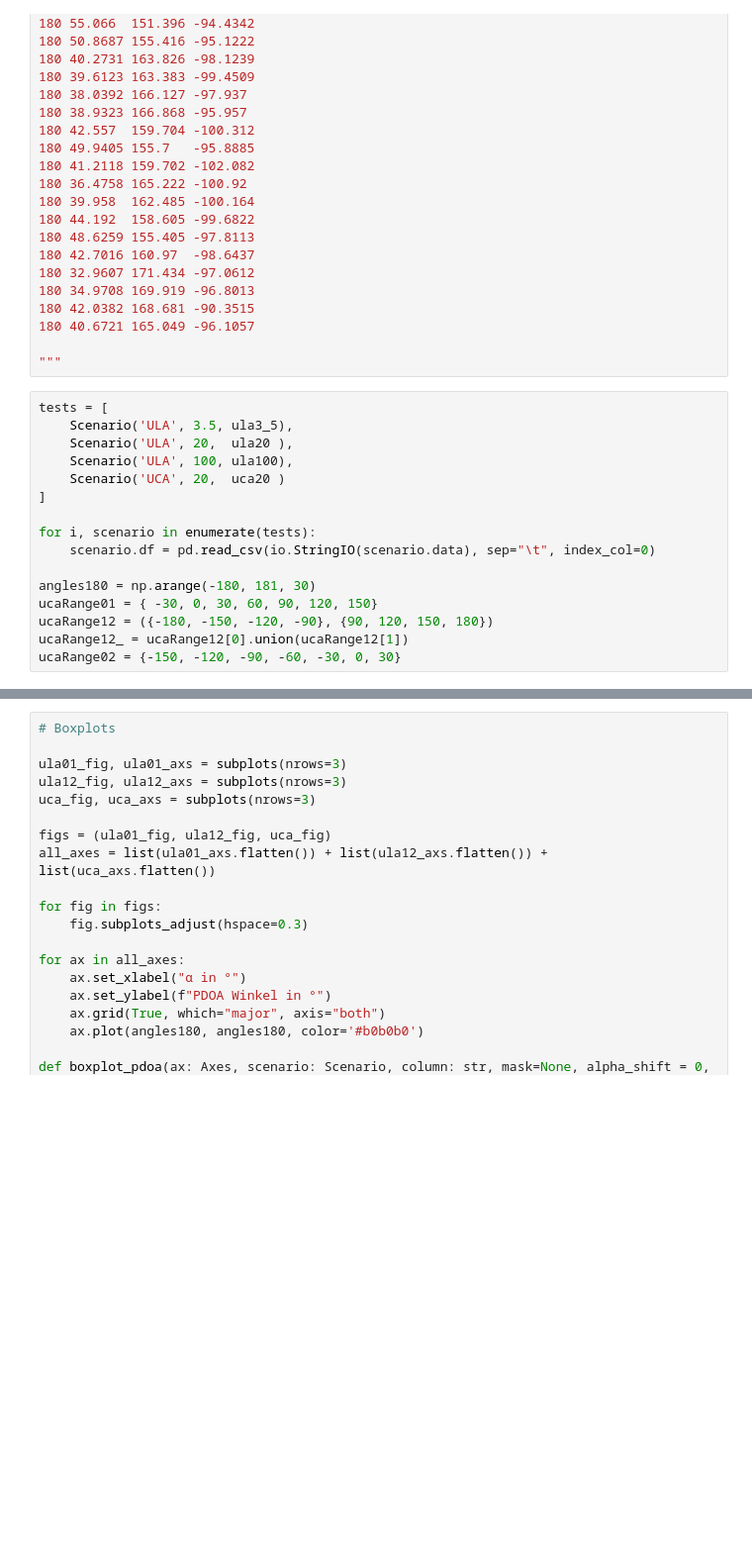
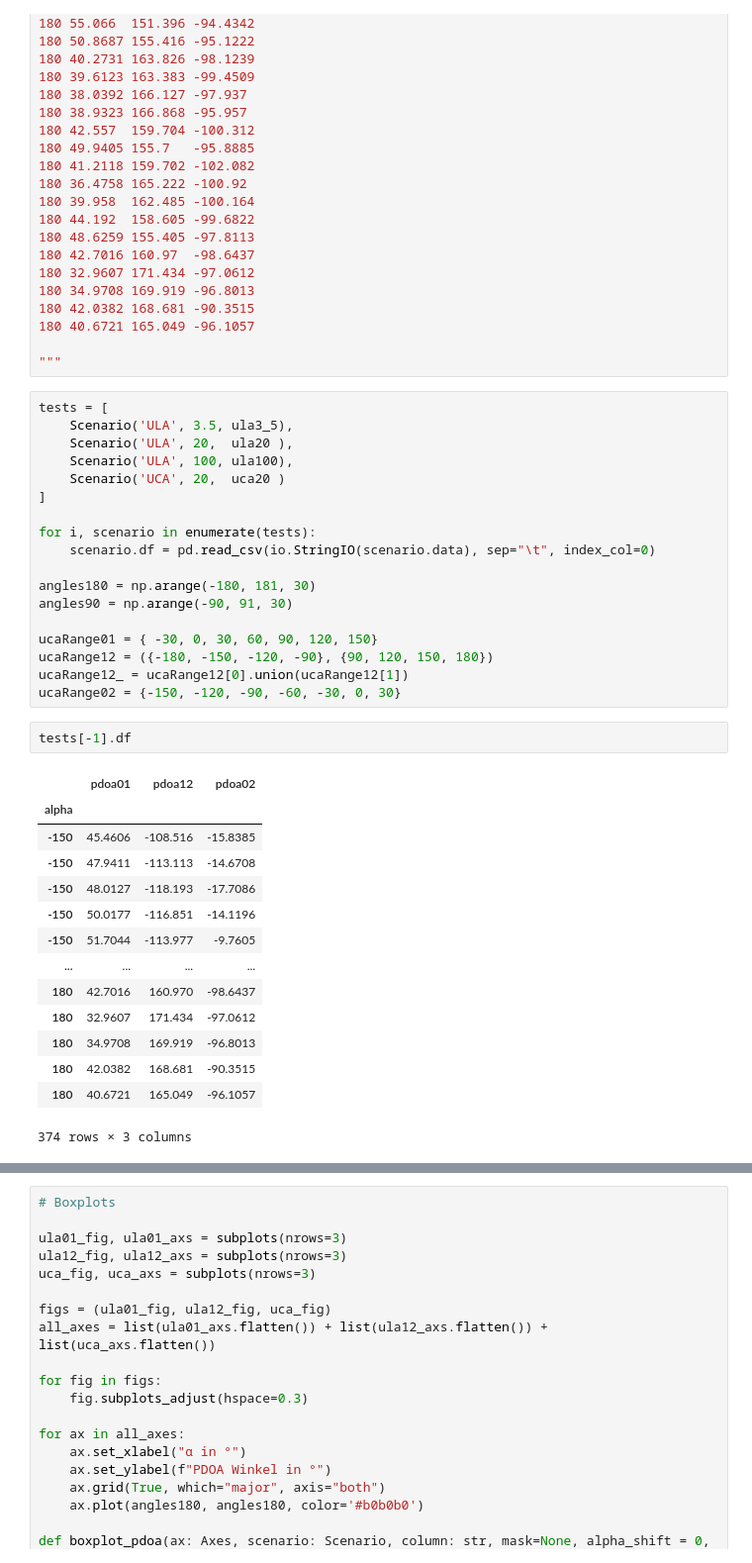
Before and after one commit to mathklk/QCDF, a Jupyter notebook: analyze/pdoa.ipynb, the cells around one changed output, grey strips where cells are left out. Shown at 99% size. Cells and saved outputs as stored; diff of their text form; blank space fills up the shorter version.

```diff
--- a/analyze/pdoa.ipynb
+++ b/analyze/pdoa.ipynb
@@ -1037,8 +1038,27 @@ for i, scenario in enumerate(tests):
     scenario.df = pd.read_csv(io.StringIO(scenario.data), sep="\t", index_col=0)
 
 angles180 = np.arange(-180, 181, 30)
+angles90 = np.arange(-90, 91, 30)
+
 ucaRange01 = { -30, 0, 30, 60, 90, 120, 150}
 ucaRange12 = ({-180, -150, -120, -90}, {90, 120, 150, 180})
 ucaRange12_ = ucaRange12[0].union(ucaRange12[1])
 ucaRange02 = {-150, -120, -90, -60, -30, 0, 30}
+# %%
+tests[-1].df
+# %% [output]
+|  | pdoa01 | pdoa12 | pdoa02 |
+| alpha |  |  |  |
+| -150 | 45.4606 | -108.516 | -15.8385 |
+| -150 | 47.9411 | -113.113 | -14.6708 |
+| -150 | 48.0127 | -118.193 | -17.7086 |
+| -150 | 50.0177 | -116.851 | -14.1196 |
+| -150 | 51.7044 | -113.977 | -9.7605 |
+| ... | ... | ... | ... |
+| 180 | 42.7016 | 160.970 | -98.6437 |
+| 180 | 32.9607 | 171.434 | -97.0612 |
+| 180 | 34.9708 | 169.919 | -96.8013 |
+| 180 | 42.0382 | 168.681 | -90.3515 |
+| 180 | 40.6721 | 165.049 | -96.1057 |
+374 rows × 3 columns
 # %%
```
Also changed, not shown: parts of 3 cells of this notebook.
